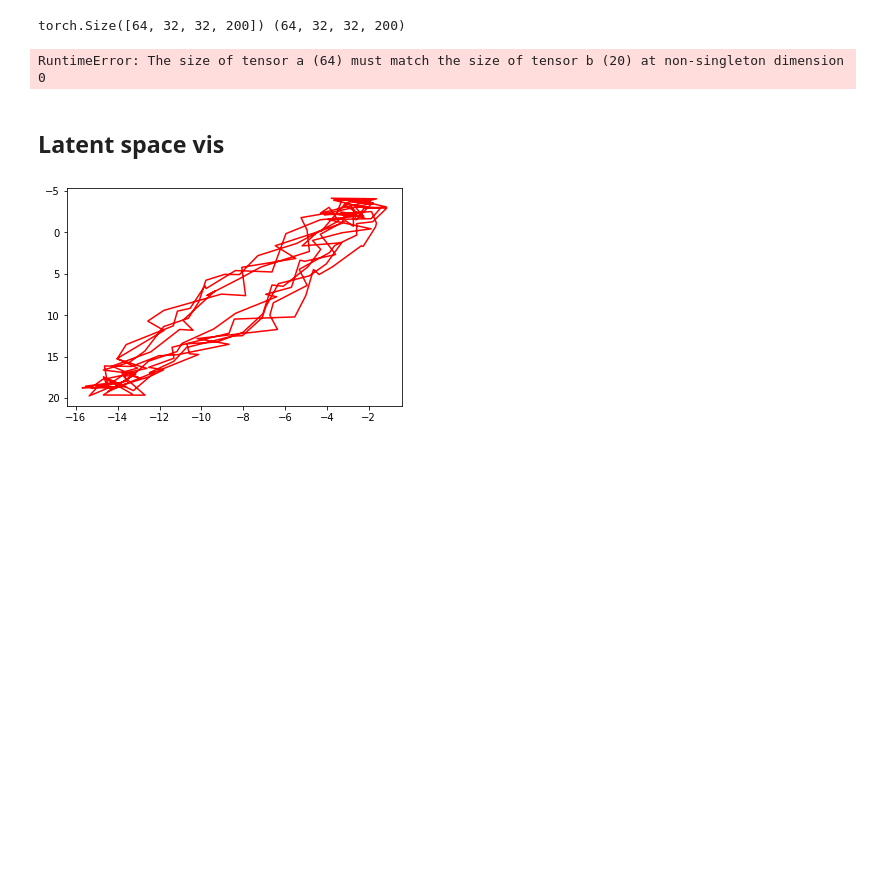
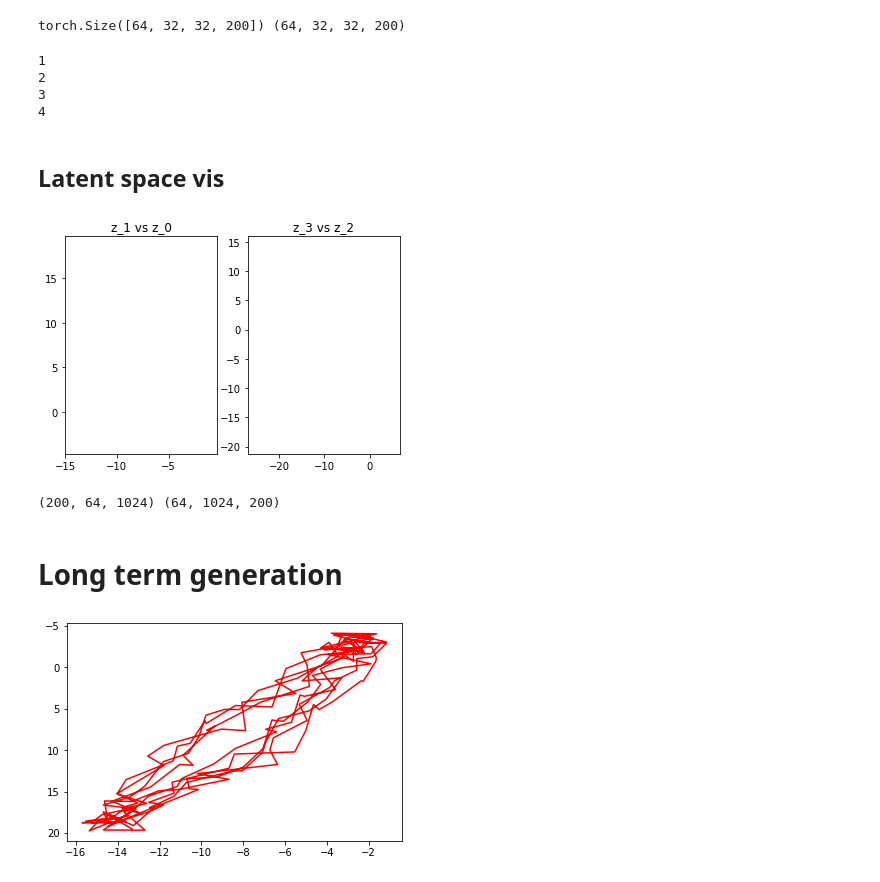
Before and after one commit to Andrewwango/dynamic_vaes, a Jupyter notebook: test.ipynb, the cells around one changed output. Drawn from its saved outputs; the diff is of its cells as text; code cells hidden in the pictures; blank space fills up the shorter version.

```diff
--- a/test.ipynb
+++ b/test.ipynb
@@ -11,8 +11,8 @@ import matplotlib.pyplot as plt
 # %%
 batch_size = 64
 train_dataset, val_dataset =  load_bouncing_ball("nonlinear_ball_data", "circlelong", singular=False)
-train_dataloader = torch.utils.data.DataLoader(train_dataset, batch_size=batch_size, shuffle = True, num_workers = 0)
-val_dataloader   = torch.utils.data.DataLoader(val_dataset,   batch_size=batch_size, shuffle = True, num_workers = 0)
+train_dataloader = torch.utils.data.DataLoader(train_dataset, batch_size=batch_size, shuffle = True, num_workers = 4)
+val_dataloader   = torch.utils.data.DataLoader(val_dataset,   batch_size=batch_size, shuffle = True, num_workers = 4)
 # %% [markdown]
 ## Load pretrained model
 # %%
@@ -55,10 +57,9 @@ torch.Size([64, 32, 32, 200]) (64, 32, 32, 200)
 # %%
-t = torch.Tensor(train_dataloader.dataset[0:0+64])
 kvae.model.eval()
 with torch.no_grad():
     x, y, a, a_gen, mu_smooth = kvae.model.forward_debug(t, compute_loss=False)
+# %% [output]
+1
+2
+3
+4
-# %%
-# TODO: make this work!!
-kvae.generate(torch.tensor(mu_smooth, requires_grad=False), n_steps=20)
-# %% [output]
-RuntimeError: The size of tensor a (64) must match the size of tensor b (20) at non-singleton dimension 0
@@ -66,3 +73,11 @@ RuntimeError: The size of tensor a (64) must match the size of tensor b (20) at
 ## Latent space vis
 # %%
 export_latent_space_vis(mu_smooth, a)
+# %%
+anim = export_latent_space_vis(mu_smooth, a, titles=["z_1 vs z_0", "z_3 vs z_2"], name="latentspace.gif")
+# %% [output]
+[figure, added]
+# %%
+print(x.shape, y.shape)
+# %% [output]
+(200, 64, 1024) (64, 1024, 200)
@@ -68,0 +88,2 @@ export_latent_space_vis(mu_smooth, a)
+# %% [markdown]
+# Long term generation
```
Also changed, not shown: parts of 8 cells of this notebook, 23 other files.
